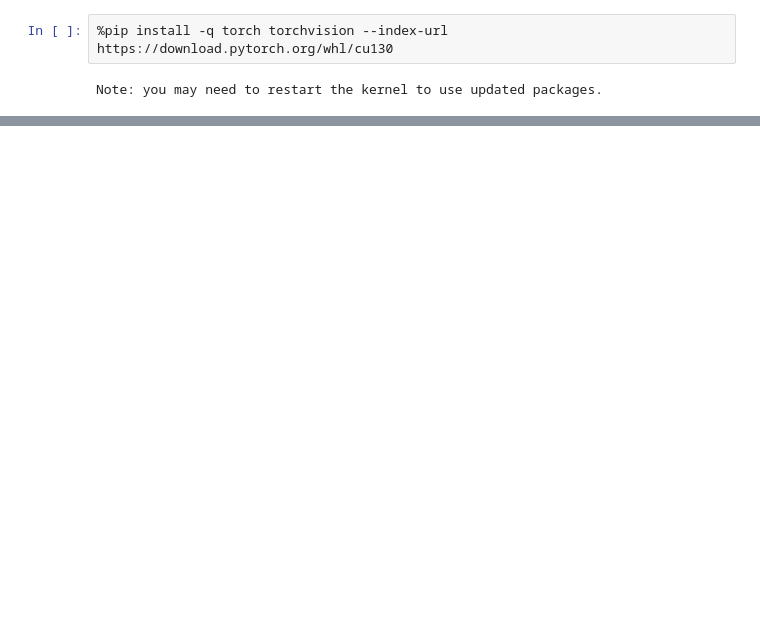
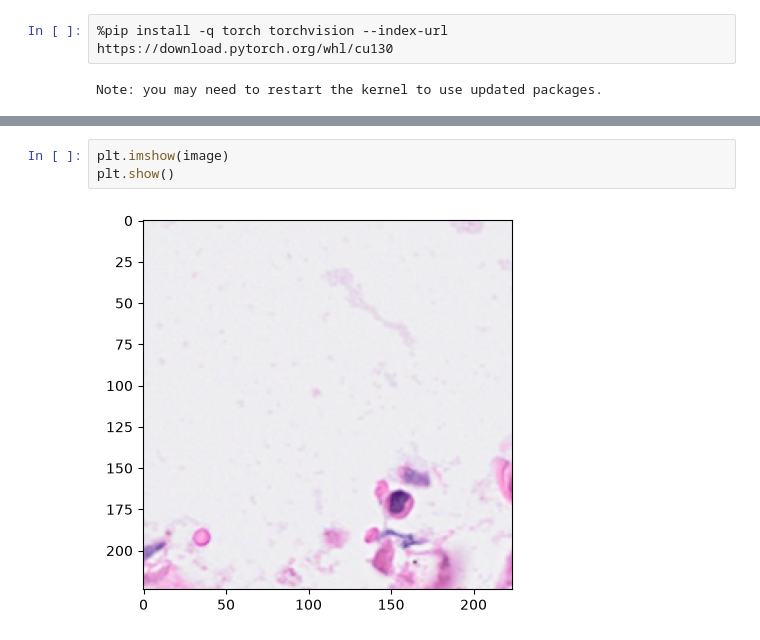
Before and after one commit to Accord985/Hist2ST, a Jupyter notebook: notebooks/Foundationmodel_test.ipynb, the cells around one changed output, grey strips where cells are left out. Drawn from its saved outputs; the diff is of its cells as text; blank space fills up the shorter version.

```diff
--- a/notebooks/Foundationmodel_test.ipynb
+++ b/notebooks/Foundationmodel_test.ipynb
@@ -82,0 +163,5 @@ Embedding shape: torch.Size([1, 4608])
+# %%
+plt.imshow(image)
+plt.show()
+# %% [output]
+[figure, added]
```
Also changed, not shown: parts of 20 cells of this notebook, 6 other files.
